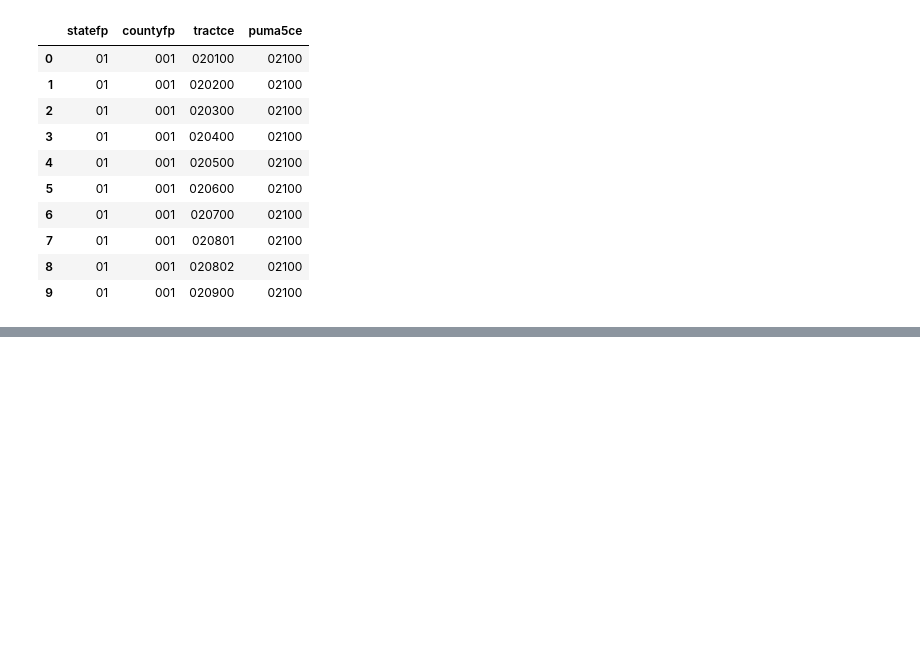
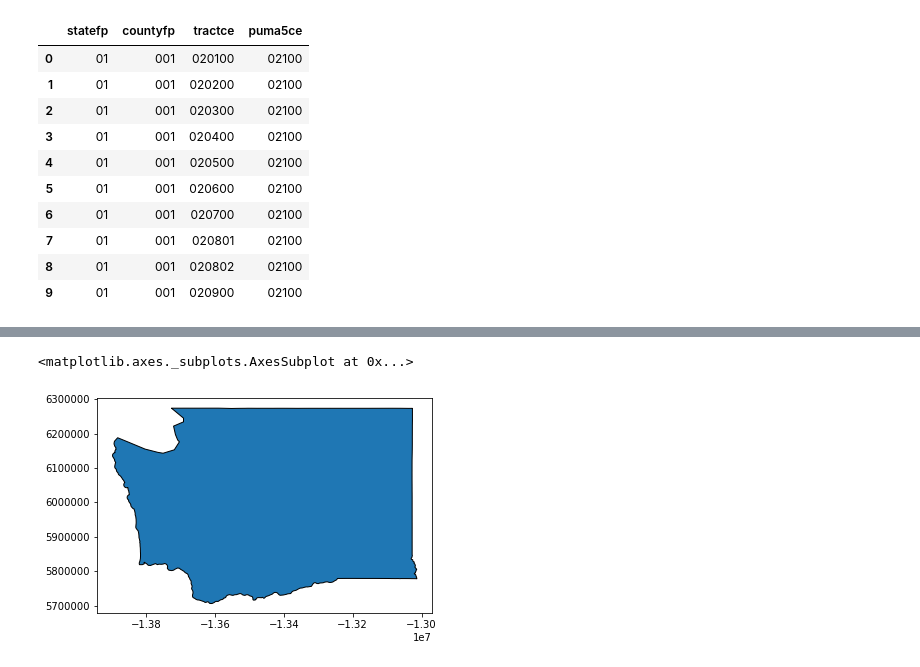
Before and after one commit to JJHick95/phase-1-project-west-ds-082420, a Jupyter notebook: notebooks/exploratory/01_jjh_download_and_data_exploration.ipynb, the cells around one changed output, grey strips where cells are left out. Cells and saved outputs as stored; diff of their text form; code cells hidden in the pictures; blank space fills up the shorter version.

```diff
--- a/notebooks/exploratory/01_jjh_download_and_data_exploration.ipynb
+++ b/notebooks/exploratory/01_jjh_download_and_data_exploration.ipynb
@@ -121,0 +142,2 @@ DriverError: tl_2017_53033_roads.shp: No such file or directory
+# %%
+wa_file_name = "../../data/WA_State_Boundary-shp/WA_State_Boundary.shp"
@@ -121,0 +150,5 @@ DriverError: tl_2017_53033_roads.shp: No such file or directory
+# %%
+wa_state.plot(edgecolor='black')
+# %% [output]
+<matplotlib.axes._subplots.AxesSubplot at 0x...>
+[figure, added]
```
Also changed, not shown: parts of 14 cells of this notebook, 1 other file.
